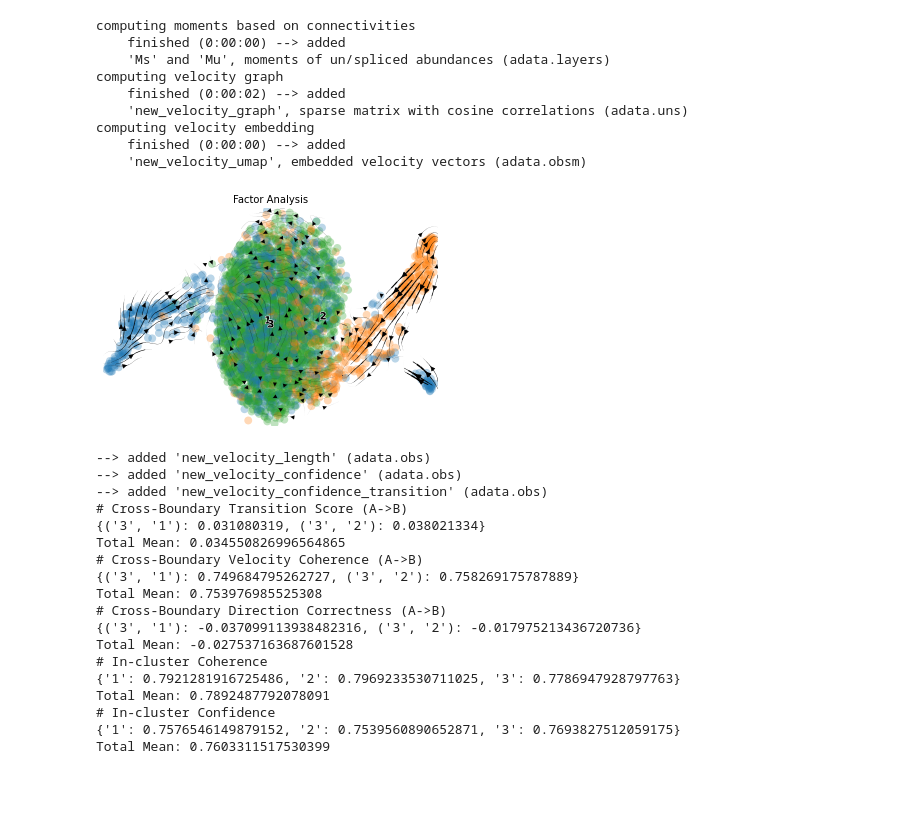
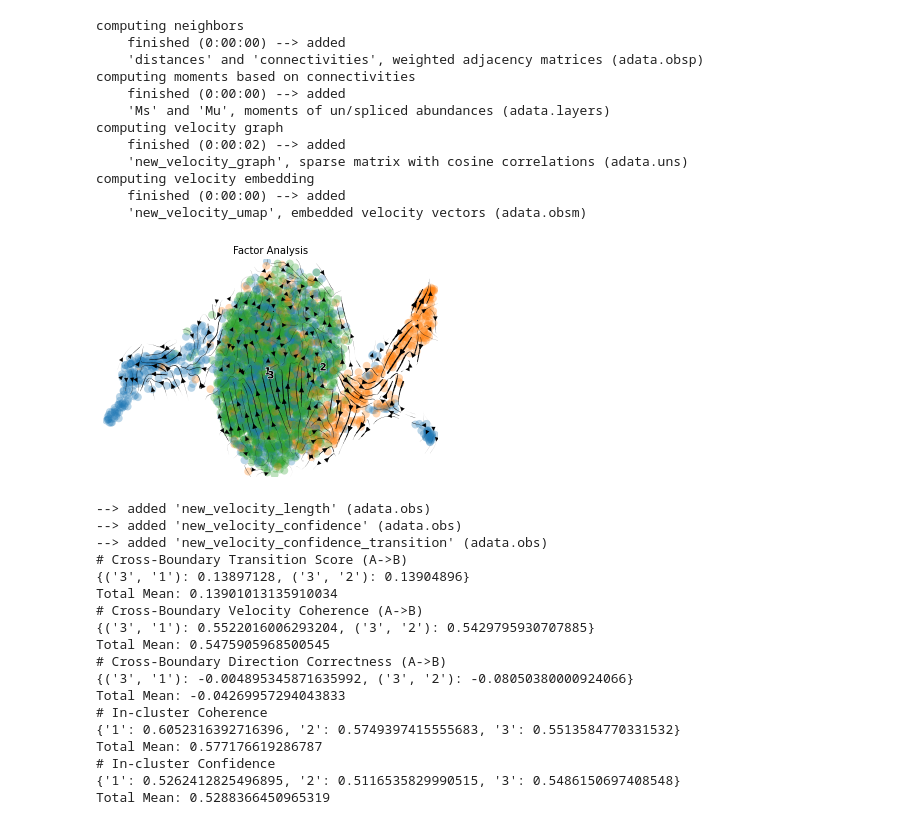
Before and after one commit to qiaochen/VeloAE, a Jupyter notebook: notebooks/scEUseq/model-scEU-baseline.ipynb, the cells around one changed output. Saved outputs shown, nothing was run; the diff lists cells and outputs as text; code cells hidden in the pictures; blank space fills up the shorter version.

```diff
--- a/notebooks/scEUseq/model-scEU-baseline.ipynb
+++ b/notebooks/scEUseq/model-scEU-baseline.ipynb
@@ -18,9 +19,13 @@ from matplotlib import pyplot as plt
 # %%
 parser = get_parser()
-args = parser.parse_args(args=['--lr', '1e-5',
+args = parser.parse_args(args=['--lr', '1e-6',
                                '--n-epochs', '20000',
-                               '--data-dir', '/data/users/cqiao/notebooks/data/organoids.hdf5',
+                               '--g-rep-dim', '100',
+                               '--k-dim', '100',
+                               '--data-dir', '/data/users/cqiao/notebooks/data/organoids.h5ad',
+                               '--model-name', 'baseline_tmp.cpt',
                                '--exp-name', 'baseline_scEU',
+                               '--nb_g_src', "SU",
                                '--device', 'cuda:3'
                               ])
 # %%
@@ -379,55 +434,55 @@ Total Mean: 0.9165696802777291
 # %%
 def expFA(adata, exp_metrics):
     from sklearn.decomposition import FactorAnalysis
     method = FactorAnalysis(n_components=args.z_dim)
     x, s, u, v = sklearn_decompose(method,
                                    tensor_x.detach().cpu().numpy(),
                                    tensor_s.detach().cpu().numpy(),
                                    tensor_u.detach().cpu().numpy(),
                                    tensor_v.detach().cpu().numpy()
                                   )
 
-    adata = new_adata(adata, x, s, u, v, False)
-
-    scv.pp.moments(adata, n_pcs=30, n_neighbors=30)
-
+    adata = new_adata(adata, x, s, u, v, g_basis=args.nb_g_src)
     scv.tl.velocity_graph(adata, vkey='new_velocity')
-    scv.pl.velocity_embedding_stream(adata, vkey="new_velocity", basis='X_umap', color=['monocle_branch_id'],
+    scv.pl.velocity_embedding_stream(adata, vkey="new_velocity", basis='X_umap', color=k_cluster,
                                     title="Factor Analysis",
                                     )
     scv.tl.velocity_confidence(adata, vkey='new_velocity')
     exp_metrics['Baseline FA'] = evaluate(adata, cluster_edges, k_cluster, "new_velocity")
 
 expFA(adata, exp_metrics)
 # %% [output]
+computing neighbors
+    finished (0:00:00) --> added
+    'distances' and 'connectivities', weighted adjacency matrices (adata.obsp)
 computing moments based on connectivities
     finished (0:00:00) --> added
     'Ms' and 'Mu', moments of un/spliced abundances (adata.layers)
 computing velocity graph
     finished (0:00:02) --> added
     'new_velocity_graph', sparse matrix with cosine correlations (adata.uns)
 computing velocity embedding
     finished (0:00:00) --> added
     'new_velocity_umap', embedded velocity vectors (adata.obsm)
-[figure, old version]
+[figure, new version]
 --> added 'new_velocity_length' (adata.obs)
 --> added 'new_velocity_confidence' (adata.obs)
 --> added 'new_velocity_confidence_transition' (adata.obs)
 # Cross-Boundary Transition Score (A->B)
-{('3', '1'): 0.031080319, ('3', '2'): 0.038021334}
-Total Mean: 0.034550826996564865
+{('3', '1'): 0.13897128, ('3', '2'): 0.13904896}
+Total Mean: 0.13901013135910034
 # Cross-Boundary Velocity Coherence (A->B)
-{('3', '1'): 0.749684795262727, ('3', '2'): 0.758269175787889}
-Total Mean: 0.753976985525308
+{('3', '1'): 0.5522016006293204, ('3', '2'): 0.5429795930707885}
+Total Mean: 0.5475905968500545
 # Cross-Boundary Direction Correctness (A->B)
-{('3', '1'): -0.037099113938482316, ('3', '2'): -0.017975213436720736}
-Total Mean: -0.027537163687601528
+{('3', '1'): -0.004895345871635992, ('3', '2'): -0.08050380000924066}
+Total Mean: -0.04269957294043833
 # In-cluster Coherence
-{'1': 0.7921281916725486, '2': 0.7969233530711025, '3': 0.7786947928797763}
-Total Mean: 0.7892487792078091
+{'1': 0.6052316392716396, '2': 0.5749397415555683, '3': 0.5513584770331532}
+Total Mean: 0.577176619286787
 # In-cluster Confidence
-{'1': 0.7576546149879152, '2': 0.7539560890652871, '3': 0.7693827512059175}
-Total Mean: 0.7603311517530399
+{'1': 0.5262412825496895, '2': 0.5116535829990515, '3': 0.5486150697408548}
+Total Mean: 0.5288366450965319
 # %%
 with open("{}.pkl".format(EXP_NAME), 'wb') as out_file:
     pickle.dump(exp_metrics, out_file)
```
Also changed, not shown: parts of 9 cells of this notebook, 20 other files.
